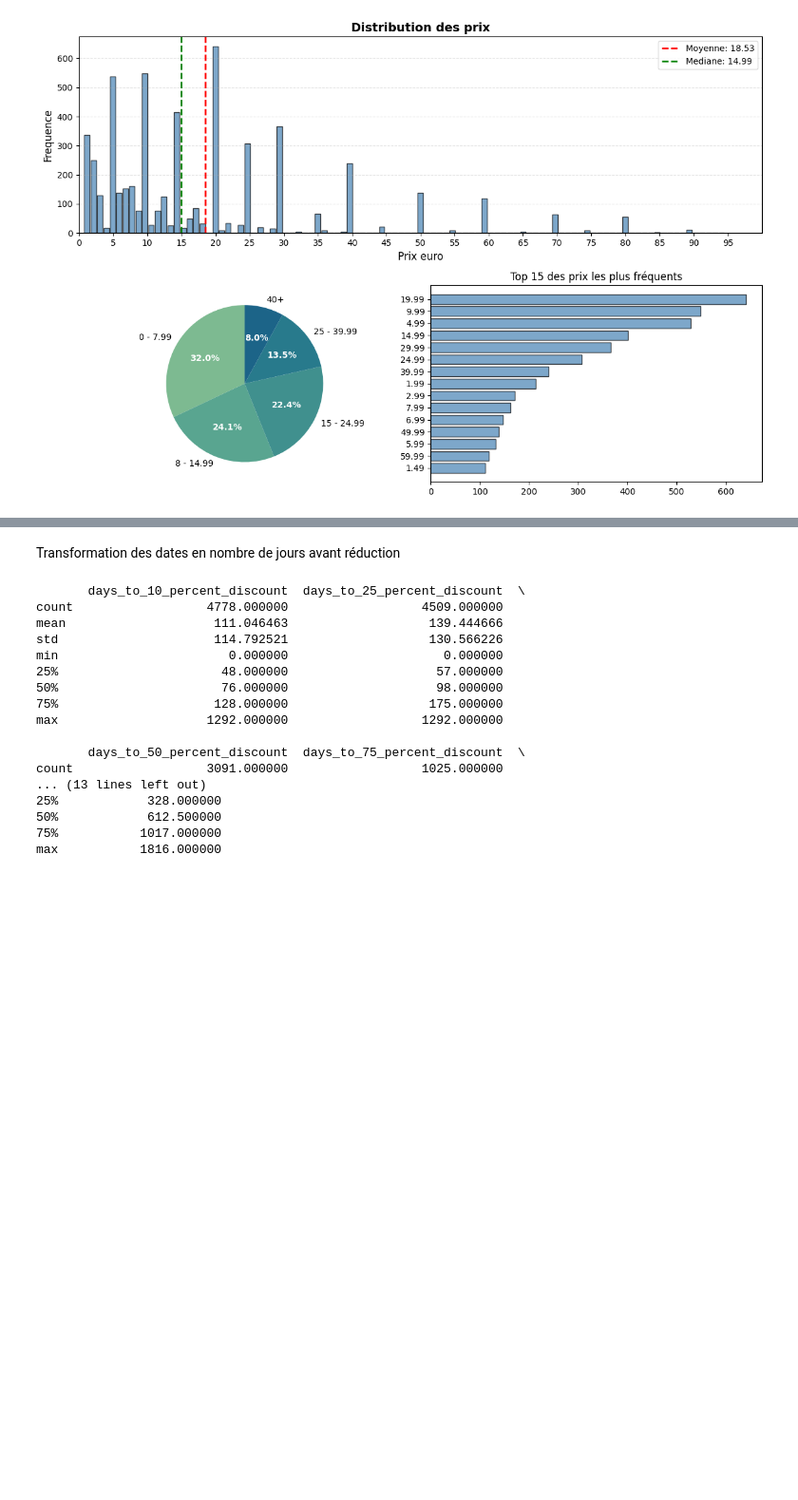
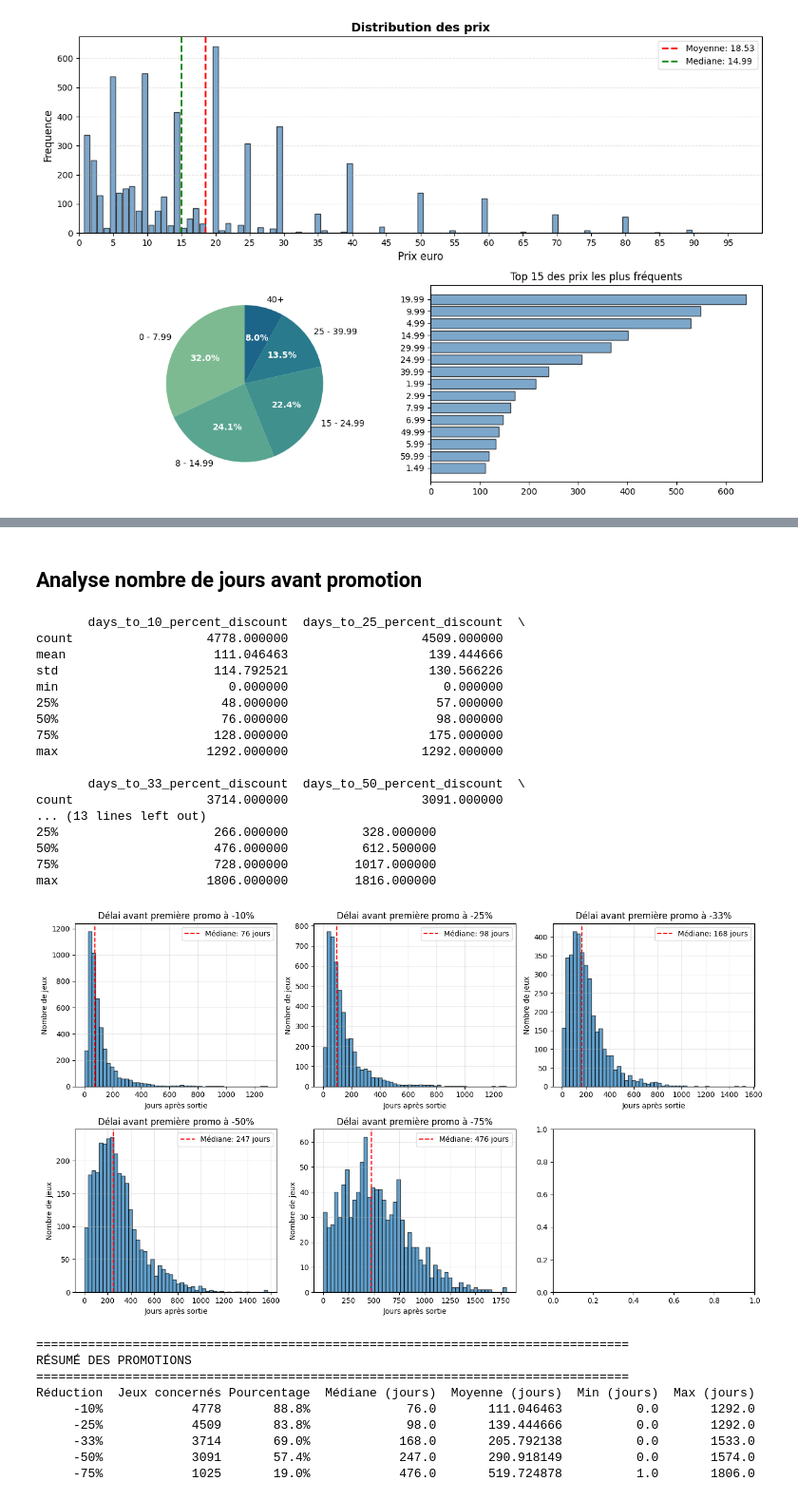
Before and after one commit to sebastien-chopin-dev/alyra-ia-psstore-machine-learning-project, a Jupyter notebook: notebooks/exploration.ipynb, the cells around one changed output, grey strips where cells are left out. Shown at 95% size. Drawn from its saved outputs; the diff is of its cells as text; code cells hidden in the pictures; blank space fills up the shorter version.

```diff
--- a/notebooks/exploration.ipynb
+++ b/notebooks/exploration.ipynb
@@ -867,5 +803,5 @@ genres_distribution(df)
 # %% [markdown]
-Transformation des dates en nombre de jours avant réduction
+## Analyse nombre de jours avant promotion
 # %%
 def days_until_first_discount(
     sales_history, base_price, release_date, discount_threshold=0
@@ -904,46 +840,98 @@ def days_until_first_discount(
     # Aucune baisse au seuil voulu trouvée
     return None
 
-promos = [10,25,50,75]
-
-for promo in promos:
+for promo in PROMOS:
     col_name = f'days_to_{promo}_percent_discount'
     df[col_name] = df.apply(
         lambda row: days_until_first_discount(
             row['price_history'],
             row['base_price'],
             row['release_date'],
             promo
         ),
         axis=1
     )
 
 # Calculer l'ancienneté de chaque jeu
 df['release_date_dt'] = pd.to_datetime(df['release_date'])
 
 df['days_since_release'] = (EXTRACT_DATE - df['release_date_dt']).dt.days
 
 # Afficher un résumé des nouvelles colonnes
-new_cols = [f'days_to_{p}_percent_discount' for p in promos]
+new_cols = [f'days_to_{p}_percent_discount' for p in PROMOS]
 new_cols += ['days_since_release']
 
 print(df[new_cols].describe())
+
+# Créer un graphique pour chaque seuil de promo
+fig, axes = plt.subplots(2, 3, figsize=(14, 8))
+axes = axes.flatten()
+
+for idx, promo in enumerate(PROMOS):
+    col = f'days_to_{promo}_percent_discount'
+    data = df[col].dropna()
+
+    ax = axes[idx]
+
+    ax : plt.Axes
+
+    ax.hist(data, bins=50, edgecolor='black', alpha=0.7)
+    ax.axvline(data.median(), color='red', linestyle='--',
+                      label=f'Médiane: {data.median():.0f} jours')
+    ax.set_xlabel('Jours après sortie')
+    ax.set_ylabel('Nombre de jeux')
+    ax.set_title(f'Délai avant première promo à -{promo}%')
+    ax.legend()
+    ax.grid(alpha=0.3)
+
+plt.tight_layout()
+plt.show()
+
+
+summary_data = []
+for promo in PROMOS:
+    col = f'days_to_{promo}_percent_discount'
+    summary_data.append({
+        'Réduction': f'-{promo}%',
+        'Jeux concernés': df[col].notna().sum(),
+        'Pourcentage': f"{(df[col].notna().sum() / len(df)) * 100:.1f}%",
+        'Médiane (jours)': df[col].median(),
+        'Moyenne (jours)': df[col].mean(),
+        'Min (jours)': df[col].min(),
+        'Max (jours)': df[col].max()
+    })
+
+summary_df = pd.DataFrame(summary_data)
+print("\n" + "="*80)
+print("RÉSUMÉ DES PROMOTIONS")
+print("="*80)
+print(summary_df.to_string(index=False))
 # %% [output]
        days_to_10_percent_discount  days_to_25_percent_discount  \
 count                  4778.000000                  4509.000000
 mean                    111.046463                   139.444666
 std                     114.792521                   130.566226
 min                       0.000000                     0.000000
 25%                      48.000000                    57.000000
 50%                      76.000000                    98.000000
 75%                     128.000000                   175.000000
 max                    1292.000000                  1292.000000
 
-       days_to_50_percent_discount  days_to_75_percent_discount  \
-count                  3091.000000                  1025.000000
+       days_to_33_percent_discount  days_to_50_percent_discount  \
+count                  3714.000000                  3091.000000
 ... (13 lines left out)
-25%            328.000000
-50%            612.500000
-75%           1017.000000
-max           1816.000000
+25%                     266.000000          328.000000
+50%                     476.000000          612.500000
+75%                     728.000000         1017.000000
+max                    1806.000000         1816.000000
+[figure, added]
+================================================================================
+RÉSUMÉ DES PROMOTIONS
+================================================================================
+Réduction  Jeux concernés Pourcentage  Médiane (jours)  Moyenne (jours)  Min (jours)  Max (jours)
+     -10%            4778       88.8%             76.0       111.046463          0.0       1292.0
+     -25%            4509       83.8%             98.0       139.444666          0.0       1292.0
+     -33%            3714       69.0%            168.0       205.792138          0.0       1533.0
+     -50%            3091       57.4%            247.0       290.918149          0.0       1574.0
+     -75%            1025       19.0%            476.0       519.724878          1.0       1806.0
 # %% [markdown]
```
Also changed, not shown: parts of 31 cells of this notebook, 1 other file.
